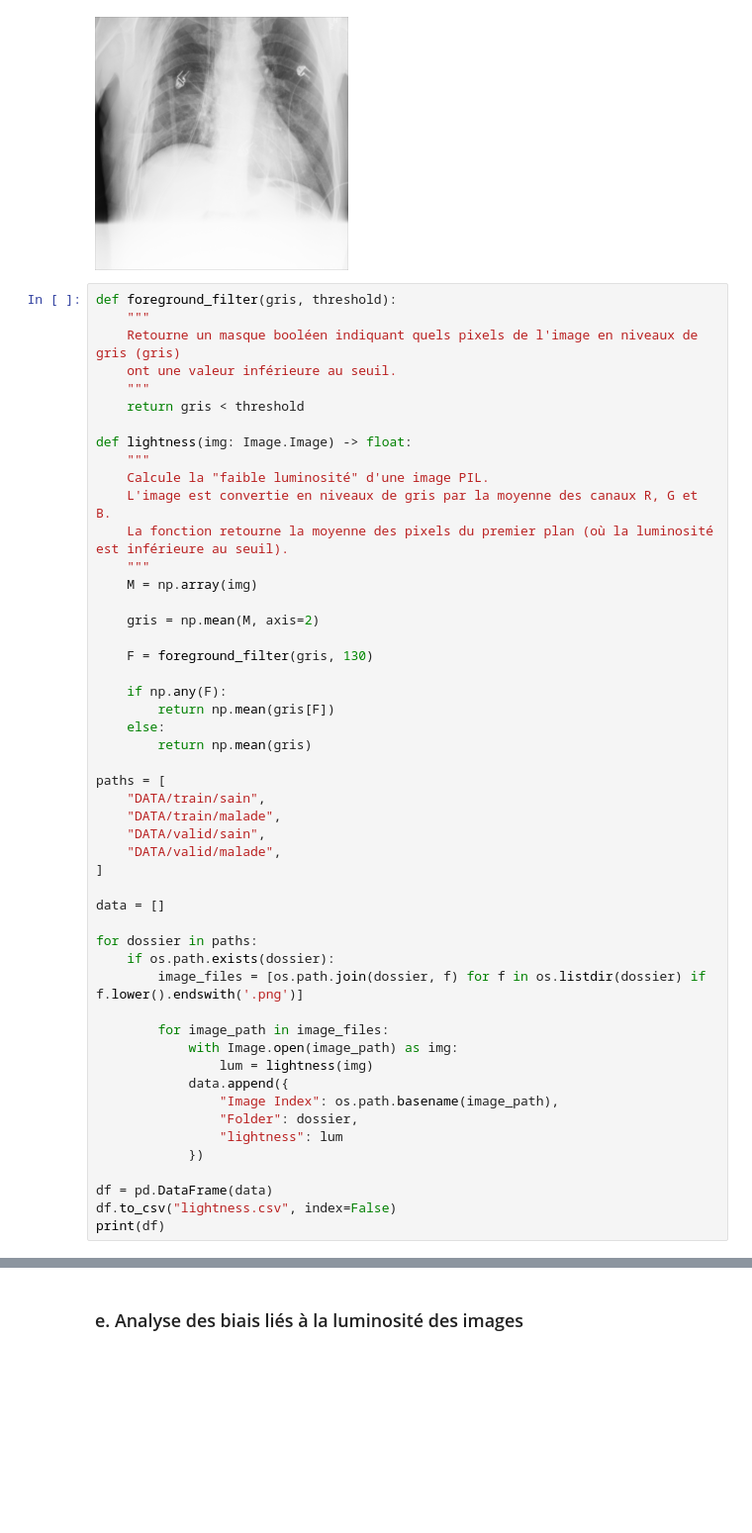
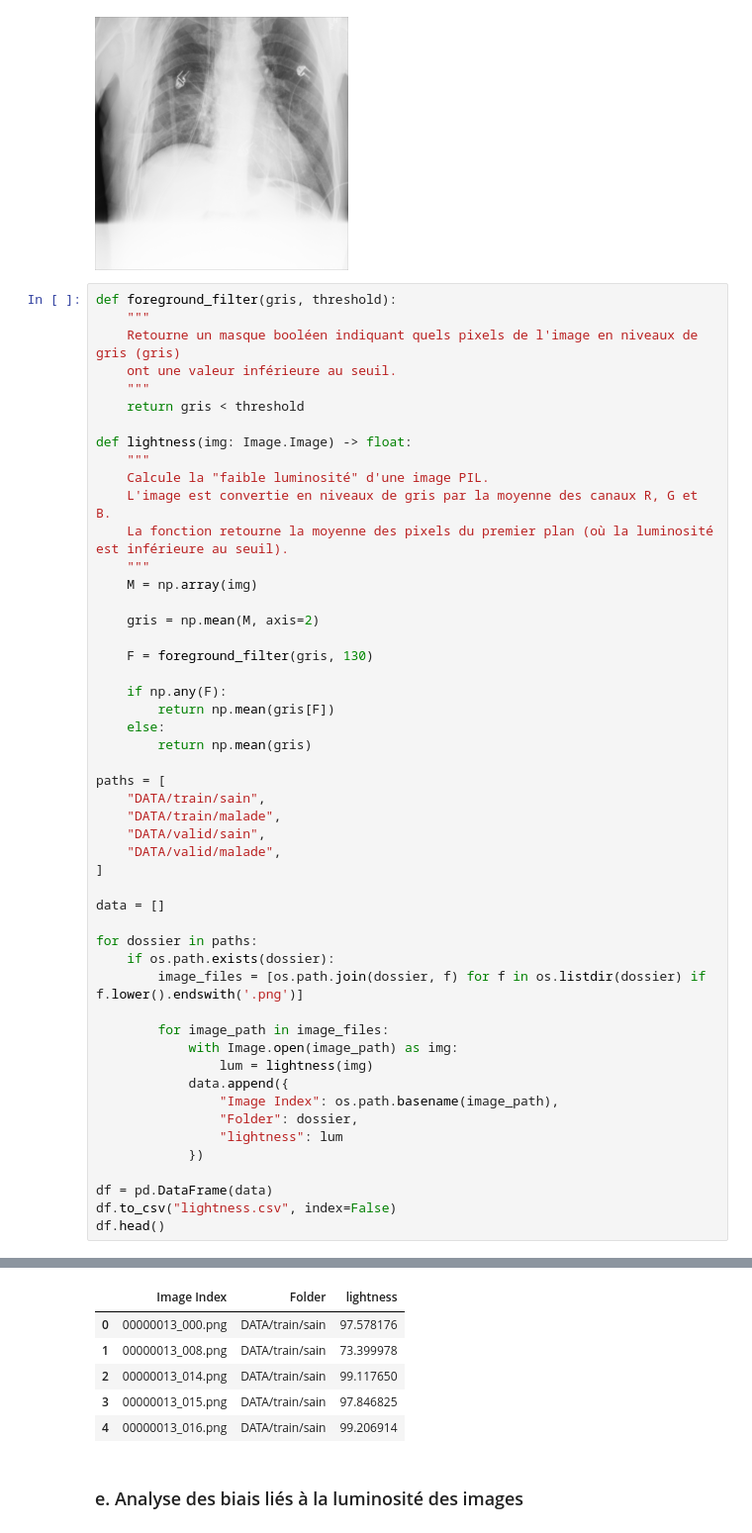
Before and after one commit to Raouf-Medj/projet-fairness, a Jupyter notebook: rendu.ipynb, the cells around one changed output, grey strips where cells are left out. Shown at 99% size. Saved outputs shown, nothing was run; the diff lists cells and outputs as text; blank space fills up the shorter version.

```diff
--- a/rendu.ipynb
+++ b/rendu.ipynb
@@ -832,5 +832,5 @@ for dossier in paths:
 
 df = pd.DataFrame(data)
 df.to_csv("lightness.csv", index=False)
-print(df)
+df.head()
 # %% [output]
@@ -851,3 +837,9 @@ print(df)
+|  | Image Index | Folder | lightness |
+| 0 | 00000013_000.png | DATA/train/sain | 97.578176 |
+| 1 | 00000013_008.png | DATA/train/sain | 73.399978 |
+| 2 | 00000013_014.png | DATA/train/sain | 99.117650 |
+| 3 | 00000013_015.png | DATA/train/sain | 97.846825 |
+| 4 | 00000013_016.png | DATA/train/sain | 99.206914 |
 # %% [markdown]
 ### e. Analyse des biais liés à la luminosité des images
 # %%
```
Also changed, not shown: parts of 3 cells of this notebook.
